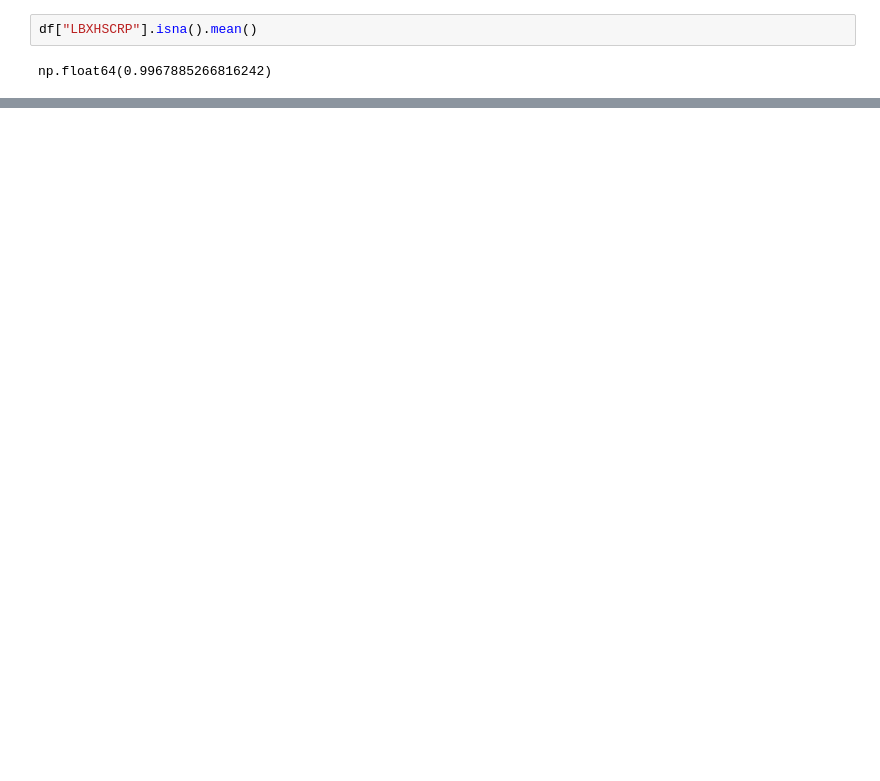
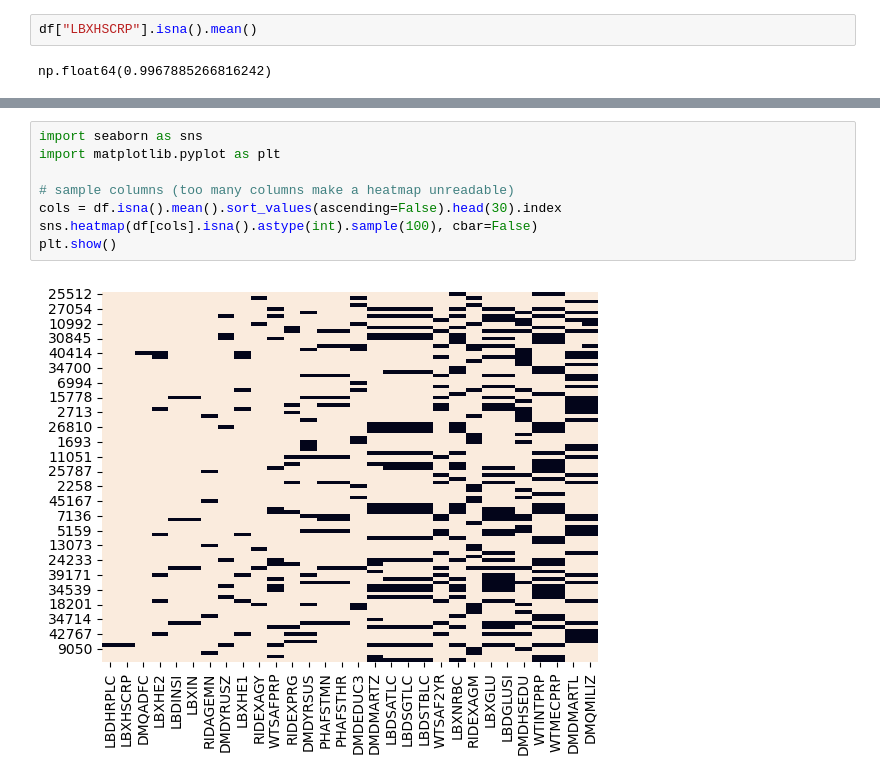
Before and after one commit to AnujCh07ML/BAP_upgrade, a Jupyter notebook: notebooks/01_merge_debug.ipynb, the cells around one changed output, grey strips where cells are left out. Drawn from its saved outputs; the diff is of its cells as text; blank space fills up the shorter version.

```diff
--- a/notebooks/01_merge_debug.ipynb
+++ b/notebooks/01_merge_debug.ipynb
@@ -279,2 +279,12 @@ LBDSATLC    0.791628
 LBDSTBLC    0.791584
 dtype: float64
+# %%
+import seaborn as sns
+import matplotlib.pyplot as plt
+
+# sample columns (too many columns make a heatmap unreadable)
+cols = df.isna().mean().sort_values(ascending=False).head(30).index
+sns.heatmap(df[cols].isna().astype(int).sample(100), cbar=False)
+plt.show()
+# %% [output]
+[figure, added]
```
Also changed, not shown: parts of 8 cells of this notebook, 4 other files.
